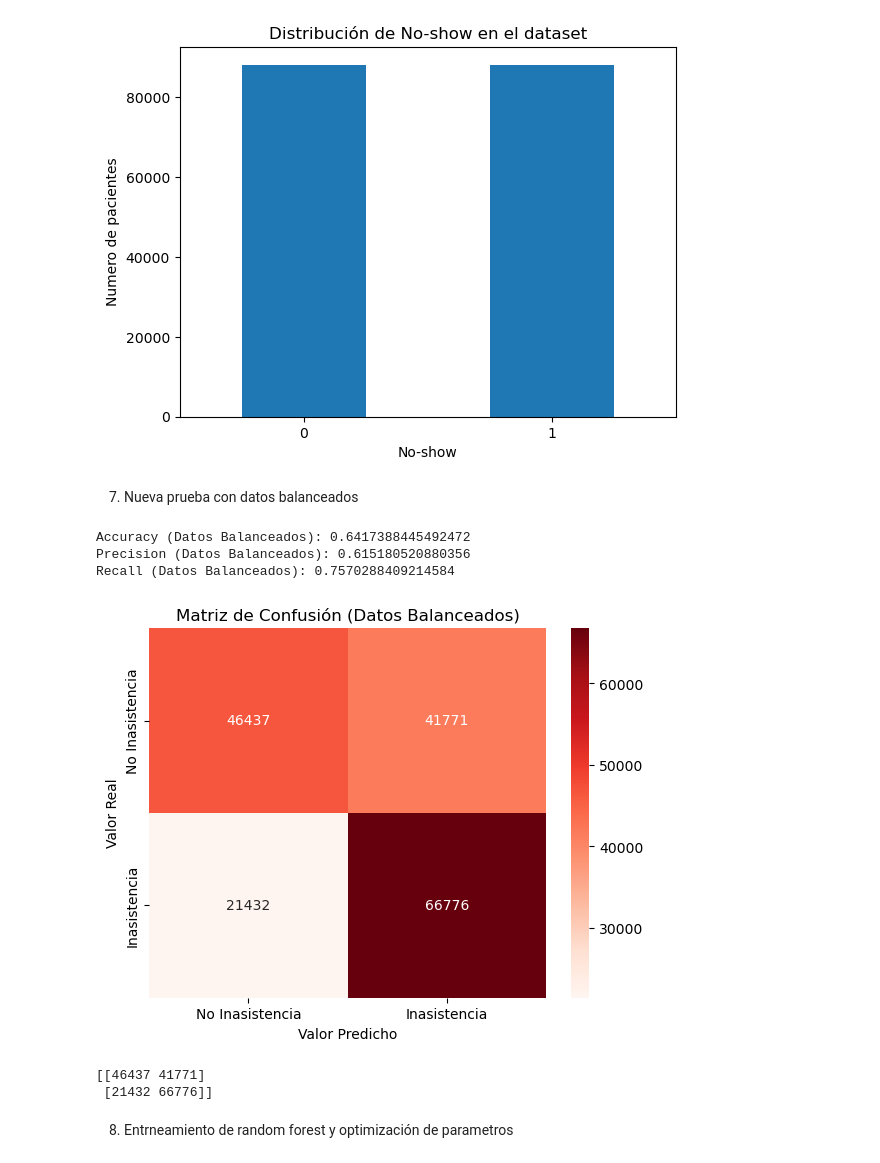
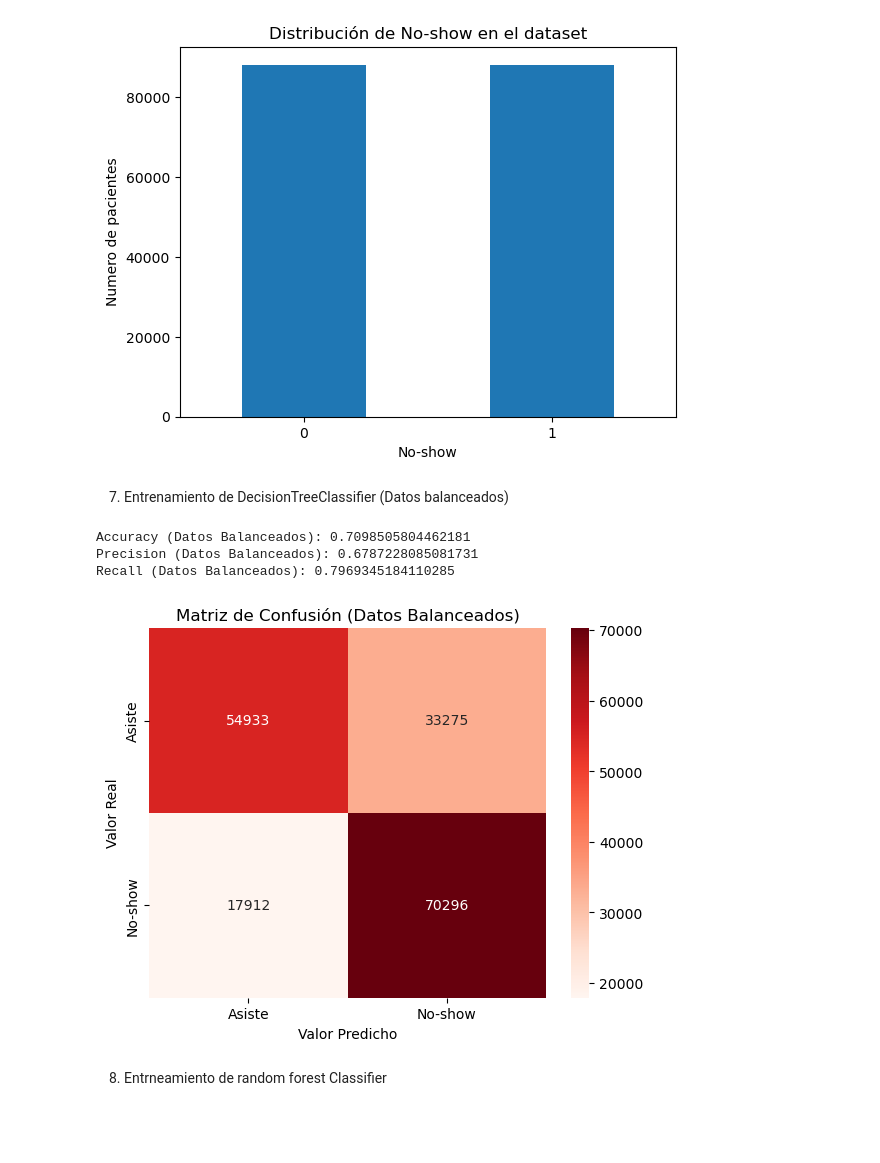
Before and after one commit to SValduezaL/TFM-Master-IA-INESDI, a Jupyter notebook: BBDD Kaagle/predicción_ inasistencia_v1.ipynb, the cells around one changed output. Drawn from its saved outputs; the diff is of its cells as text; code cells hidden in the pictures; blank space fills up the shorter version.

```diff
--- a/BBDD Kaagle/predicción_ inasistencia_v1.ipynb
+++ b/BBDD Kaagle/predicción_ inasistencia_v1.ipynb
@@ -218,42 +233,38 @@ plt.title('Distribución de No-show en el dataset')
 # %% [output]
 Text(0.5, 1.0, 'Distribución de No-show en el dataset')
 [figure]
-# %% [markdown]
-7. Nueva prueba con datos balanceados
+# %% [markdown]
+7. Entrenamiento de DecisionTreeClassifier (Datos balanceados)
 # %%
-# Crear una instancia de DecisionTreeRegressor
-reg_tree_balanced = DecisionTreeRegressor()
+# Crear una instancia de DecisionTreeClassifier
+clf_tree_balanced = DecisionTreeClassifier()
 
-# Realizar la validación cruzada
-y_pred_balanced = cross_val_predict(reg_tree_balanced, X_balanced, y_balanced, cv=5)
+# Realizar la validación cruzada para obtener predicciones para todo el conjunto de datos balanceados
+y_pred_balanced = cross_val_predict(clf_tree_balanced, X_balanced, y_balanced, cv=5)
 
 # Se crea una matriz de confusión
 confusion_mat_balanced = confusion_matrix(y_balanced, y_pred_balanced)
-labels = ['No Inasistencia', 'Inasistencia']
+labels = ['Asiste', 'No-show']
 sns.heatmap(confusion_mat_balanced, annot=True, fmt='d', cmap='Reds', xticklabels=labels, yticklabels=labels)
 
 # Configuración del gráfico
 plt.title('Matriz de Confusión (Datos Balanceados)')
 plt.xlabel('Valor Predicho')
 plt.ylabel('Valor Real')
 
 # Se calculan las métricas de evaluación
 accuracy_balanced = accuracy_score(y_balanced, y_pred_balanced)
-precision_balanced = precision_score(y_balanced, y_pred_balanced)
-recall_balanced = recall_score(y_balanced, y_pred_balanced)
+precision_balanced = precision_score(y_balanced, y_pred_balanced, pos_label=1)
+recall_balanced = recall_score(y_balanced, y_pred_balanced, pos_label=1)
 
 print("Accuracy (Datos Balanceados):", accuracy_balanced)
 print("Precision (Datos Balanceados):", precision_balanced)
 print("Recall (Datos Balanceados):", recall_balanced)
 plt.show()
-confusion_mat_balanced = confusion_matrix(y_balanced, y_pred_balanced)
-print(confusion_mat_balanced)
 # %% [output]
-Accuracy (Datos Balanceados): 0.6417388445492472
-Precision (Datos Balanceados): 0.615180520880356
-Recall (Datos Balanceados): 0.7570288409214584
+Accuracy (Datos Balanceados): 0.7098505804462181
+Precision (Datos Balanceados): 0.6787228085081731
+Recall (Datos Balanceados): 0.7969345184110285
-[figure, old version]
+[figure, new version]
-[[46437 41771]
- [21432 66776]]
 # %% [markdown]
-8. Entrneamiento de random forest y optimización de parametros
+8. Entrneamiento de random forest Classifier
```
Also changed, not shown: parts of 9 cells of this notebook.
